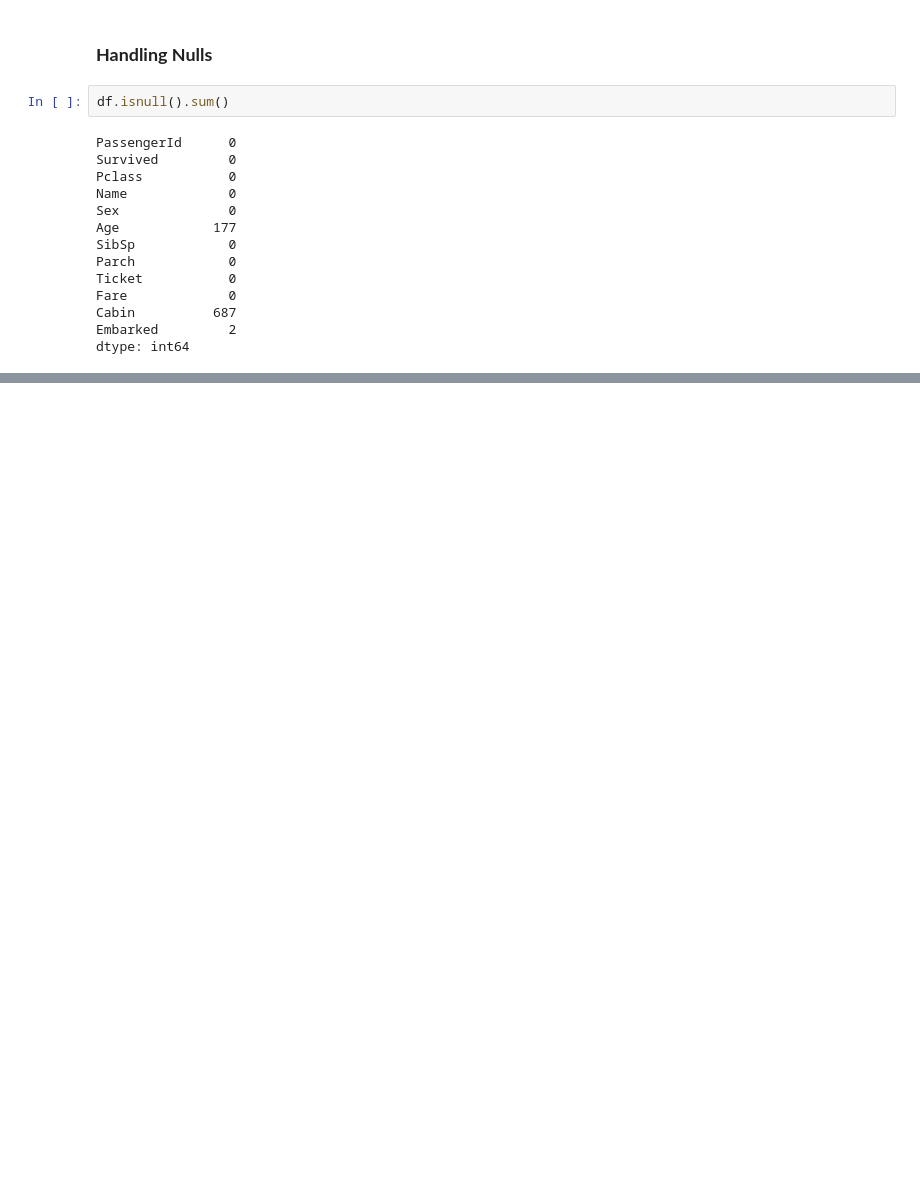
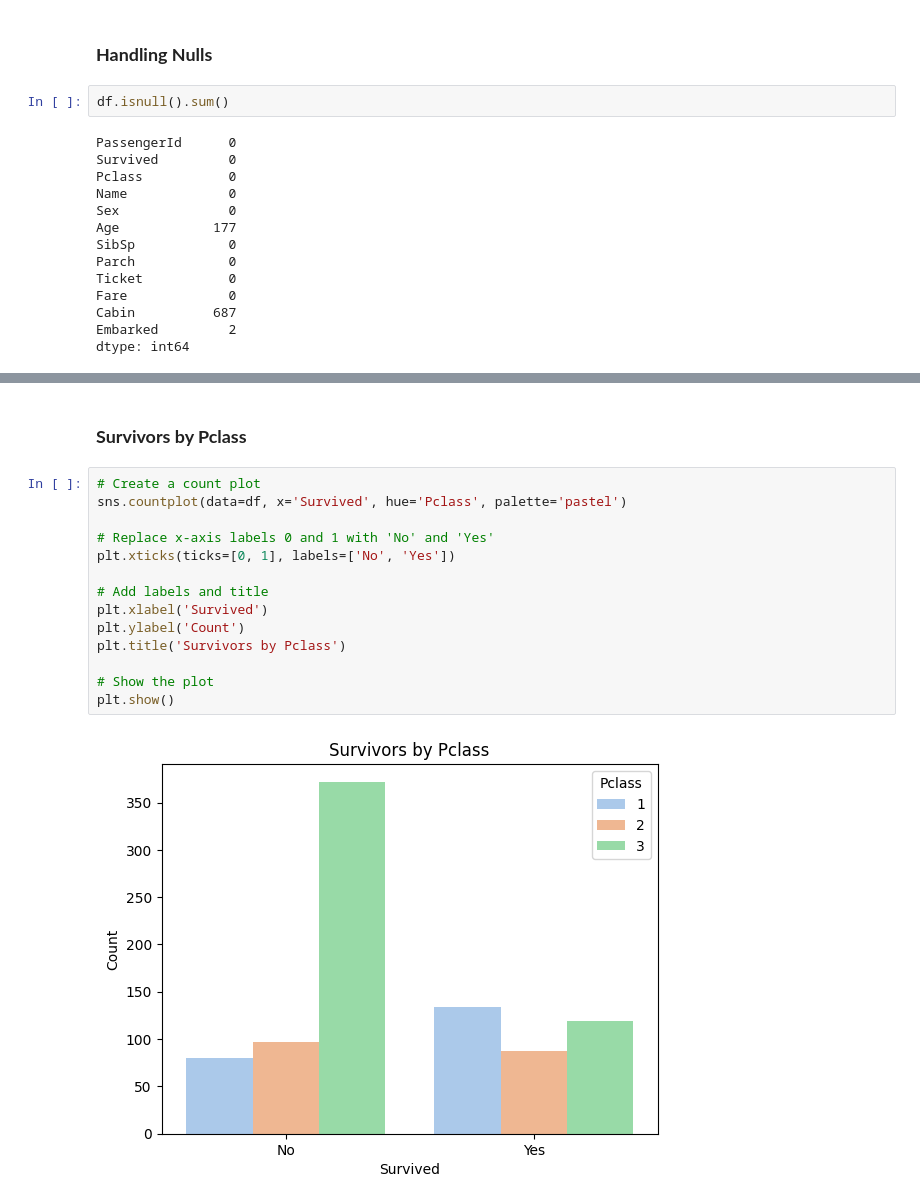
Before and after one commit to Musharaf-Ahsan/CODSOFT, a Jupyter notebook: survival_predict.ipynb, the cells around one changed output, grey strips where cells are left out. Drawn from its saved outputs; the diff is of its cells as text; blank space fills up the shorter version.

```diff
--- a/survival_predict.ipynb
+++ b/survival_predict.ipynb
@@ -84,0 +166,18 @@ dtype: int64
+# %% [markdown]
+### **Survivors by Pclass**
+# %%
+# Create a count plot
+sns.countplot(data=df, x='Survived', hue='Pclass', palette='pastel')
+
+# Replace x-axis labels 0 and 1 with 'No' and 'Yes'
+plt.xticks(ticks=[0, 1], labels=['No', 'Yes'])
+
+# Add labels and title
+plt.xlabel('Survived')
+plt.ylabel('Count')
+plt.title('Survivors by Pclass')
+
+# Show the plot
+plt.show()
+# %% [output]
+[figure, added]
```
Also changed, not shown: parts of 18 cells of this notebook.
